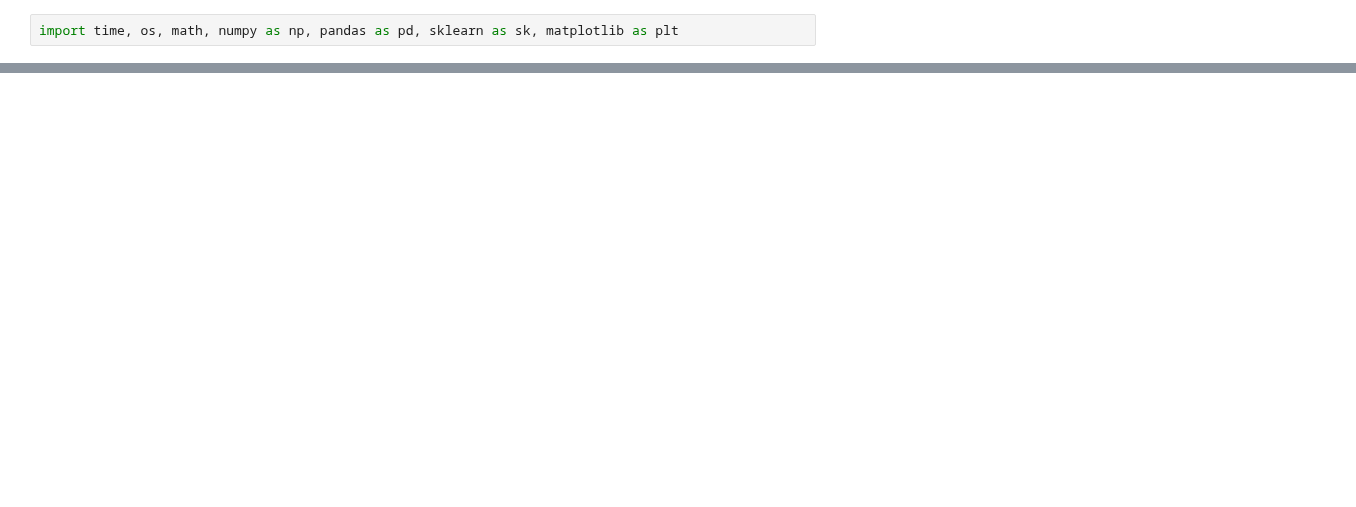
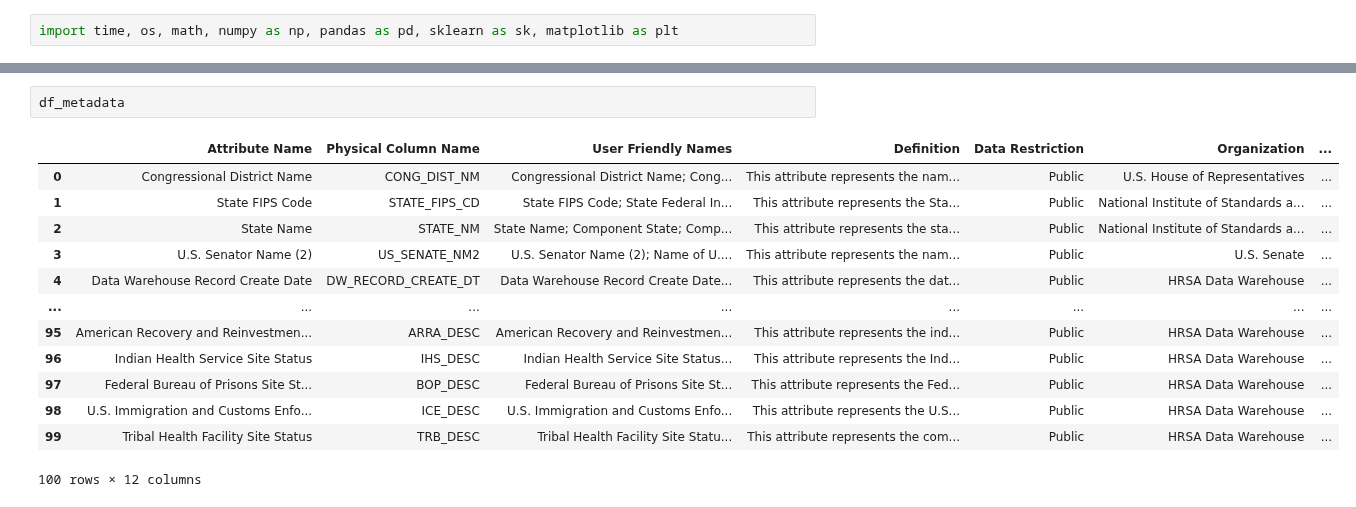
Before and after one commit to harte3/JAG-Hackathon-Team2, a Jupyter notebook: starter-code.ipynb, the cells around one changed output, grey strips where cells are left out. Cells and saved outputs as stored; diff of their text form; blank space fills up the shorter version.

```diff
--- a/starter-code.ipynb
+++ b/starter-code.ipynb
@@ -25,0 +71,16 @@ df_hpsa.head()
+# %%
+df_metadata
+# %% [output]
+|  | Attribute Name | Physical Column Name | User Friendly Names | Definition | Data Restriction | Organization | ... |
+| 0 | Congressional District Name | CONG_DIST_NM | Congressional District Name; Cong... | This attribute represents the nam... | Public | U.S. House of Representatives | ... |
+| 1 | State FIPS Code | STATE_FIPS_CD | State FIPS Code; State Federal In... | This attribute represents the Sta... | Public | National Institute of Standards a... | ... |
+| 2 | State Name | STATE_NM | State Name; Component State; Comp... | This attribute represents the sta... | Public | National Institute of Standards a... | ... |
+| 3 | U.S. Senator Name (2) | US_SENATE_NM2 | U.S. Senator Name (2); Name of U.... | This attribute represents the nam... | Public | U.S. Senate | ... |
+| 4 | Data Warehouse Record Create Date | DW_RECORD_CREATE_DT | Data Warehouse Record Create Date... | This attribute represents the dat... | Public | HRSA Data Warehouse | ... |
+| ... | ... | ... | ... | ... | ... | ... | ... |
+| 95 | American Recovery and Reinvestmen... | ARRA_DESC | American Recovery and Reinvestmen... | This attribute represents the ind... | Public | HRSA Data Warehouse | ... |
+| 96 | Indian Health Service Site Status | IHS_DESC | Indian Health Service Site Status... | This attribute represents the Ind... | Public | HRSA Data Warehouse | ... |
+| 97 | Federal Bureau of Prisons Site St... | BOP_DESC | Federal Bureau of Prisons Site St... | This attribute represents the Fed... | Public | HRSA Data Warehouse | ... |
+| 98 | U.S. Immigration and Customs Enfo... | ICE_DESC | U.S. Immigration and Customs Enfo... | This attribute represents the U.S... | Public | HRSA Data Warehouse | ... |
+| 99 | Tribal Health Facility Site Status | TRB_DESC | Tribal Health Facility Site Statu... | This attribute represents the com... | Public | HRSA Data Warehouse | ... |
+100 rows × 12 columns
```
Also changed, not shown: parts of 12 cells of this notebook, 11 other files.
